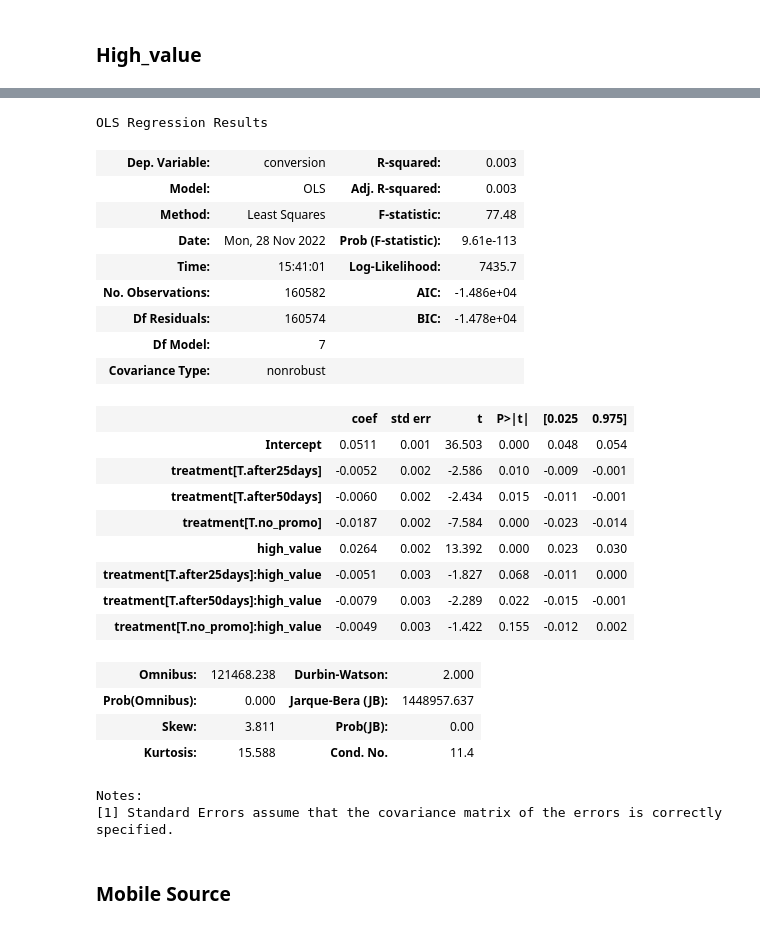
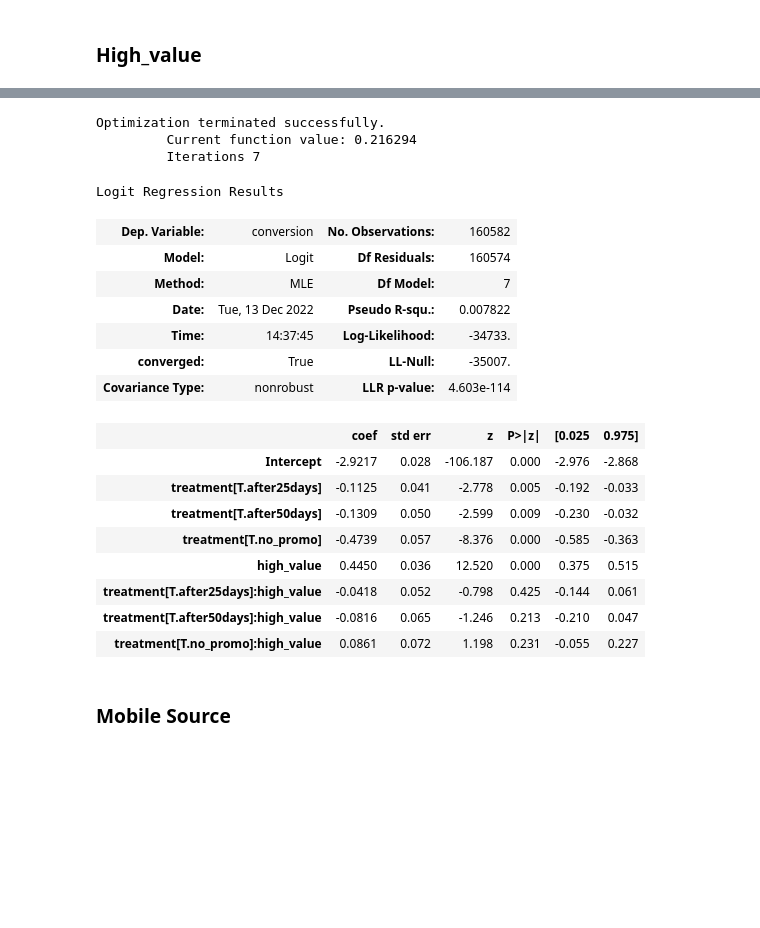
Before and after one commit to Augustzhang-yx/Capstone-abtest, a Jupyter notebook: Final Code.ipynb, the cells around one changed output, grey strips where cells are left out. Saved outputs shown, nothing was run; the diff lists cells and outputs as text; code cells hidden in the pictures; blank space fills up the shorter version.

```diff
--- a/Final Code.ipynb
+++ b/Final Code.ipynb
@@ -512,32 +530,27 @@ Notes:
 # %%
-model1=smf.ols(formula='conversion ~ treatment + high_value + treatment:high_value',data=df).fit()
+model1 = smf.logit(formula='conversion ~ treatment + high_value + treatment:high_value',data=df).fit()
 model1.summary()
 # %% [output]
-OLS Regression Results
+Optimization terminated successfully.
+         Current function value: 0.216294
+         Iterations 7
+Logit Regression Results
-| Dep. Variable: | conversion | R-squared: | 0.003 |
-| Model: | OLS | Adj. R-squared: | 0.003 |
-| Method: | Least Squares | F-statistic: | 77.48 |
-| Date: | Mon, 28 Nov 2022 | Prob (F-statistic): | 9.61e-113 |
-| Time: | 15:41:01 | Log-Likelihood: | 7435.7 |
-| No. Observations: | 160582 | AIC: | -1.486e+04 |
-| Df Residuals: | 160574 | BIC: | -1.478e+04 |
-| Df Model: | 7 |  |  |
-| Covariance Type: | nonrobust |  |  |
+| Dep. Variable: | conversion | No. Observations: | 160582 |
+| Model: | Logit | Df Residuals: | 160574 |
+| Method: | MLE | Df Model: | 7 |
+| Date: | Tue, 13 Dec 2022 | Pseudo R-squ.: | 0.007822 |
+| Time: | 14:37:45 | Log-Likelihood: | -34733. |
+| converged: | True | LL-Null: | -35007. |
+| Covariance Type: | nonrobust | LLR p-value: | 4.603e-114 |
-|  | coef | std err | t | P>|t| | [0.025 | 0.975] |
-| Intercept | 0.0511 | 0.001 | 36.503 | 0.000 | 0.048 | 0.054 |
-| treatment[T.after25days] | -0.0052 | 0.002 | -2.586 | 0.010 | -0.009 | -0.001 |
-| treatment[T.after50days] | -0.0060 | 0.002 | -2.434 | 0.015 | -0.011 | -0.001 |
-| treatment[T.no_promo] | -0.0187 | 0.002 | -7.584 | 0.000 | -0.023 | -0.014 |
-| high_value | 0.0264 | 0.002 | 13.392 | 0.000 | 0.023 | 0.030 |
-| treatment[T.after25days]:high_value | -0.0051 | 0.003 | -1.827 | 0.068 | -0.011 | 0.000 |
-| treatment[T.after50days]:high_value | -0.0079 | 0.003 | -2.289 | 0.022 | -0.015 | -0.001 |
-| treatment[T.no_promo]:high_value | -0.0049 | 0.003 | -1.422 | 0.155 | -0.012 | 0.002 |
+|  | coef | std err | z | P>|z| | [0.025 | 0.975] |
+| Intercept | -2.9217 | 0.028 | -106.187 | 0.000 | -2.976 | -2.868 |
+| treatment[T.after25days] | -0.1125 | 0.041 | -2.778 | 0.005 | -0.192 | -0.033 |
+| treatment[T.after50days] | -0.1309 | 0.050 | -2.599 | 0.009 | -0.230 | -0.032 |
+| treatment[T.no_promo] | -0.4739 | 0.057 | -8.376 | 0.000 | -0.585 | -0.363 |
+| high_value | 0.4450 | 0.036 | 12.520 | 0.000 | 0.375 | 0.515 |
+| treatment[T.after25days]:high_value | -0.0418 | 0.052 | -0.798 | 0.425 | -0.144 | 0.061 |
+| treatment[T.after50days]:high_value | -0.0816 | 0.065 | -1.246 | 0.213 | -0.210 | 0.047 |
+| treatment[T.no_promo]:high_value | 0.0861 | 0.072 | 1.198 | 0.231 | -0.055 | 0.227 |
-| Omnibus: | 121468.238 | Durbin-Watson: | 2.000 |
-| Prob(Omnibus): | 0.000 | Jarque-Bera (JB): | 1448957.637 |
-| Skew: | 3.811 | Prob(JB): | 0.00 |
-| Kurtosis: | 15.588 | Cond. No. | 11.4 |
-Notes:
-[1] Standard Errors assume that the covariance matrix of the errors is correctly specified.
 # %% [markdown]
 ### Mobile Source
 # %%
```
Also changed, not shown: parts of 10 cells of this notebook, 1 other file.
